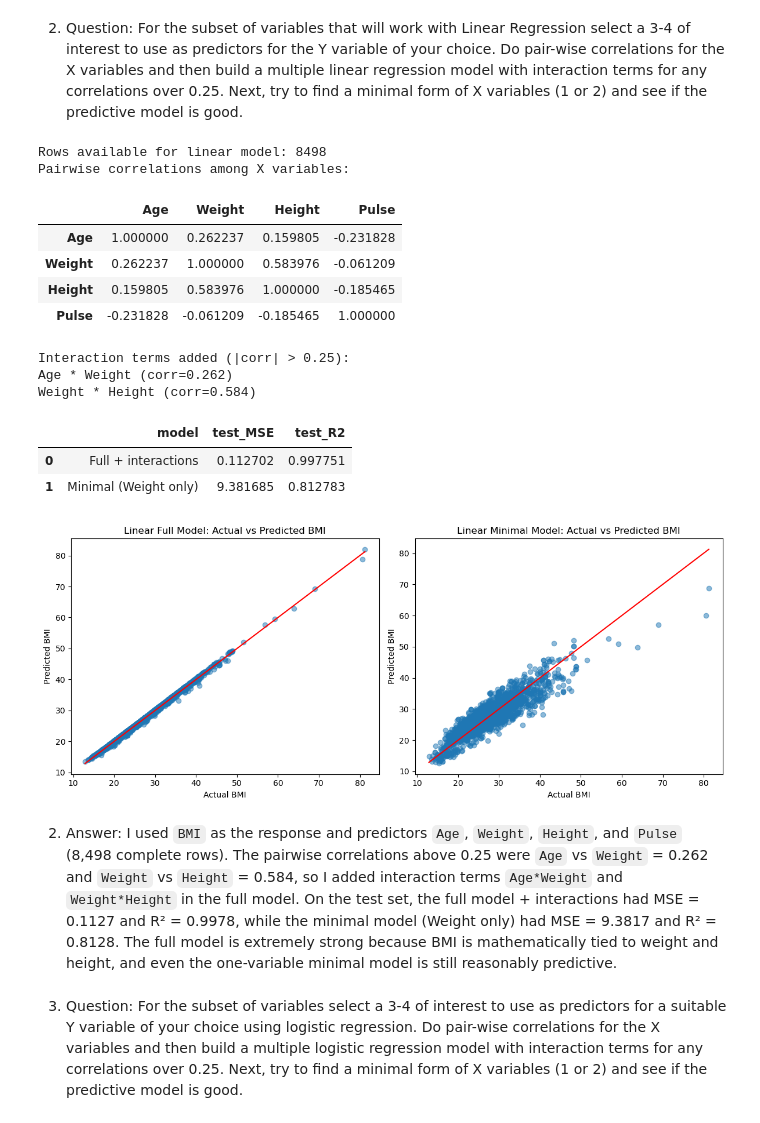
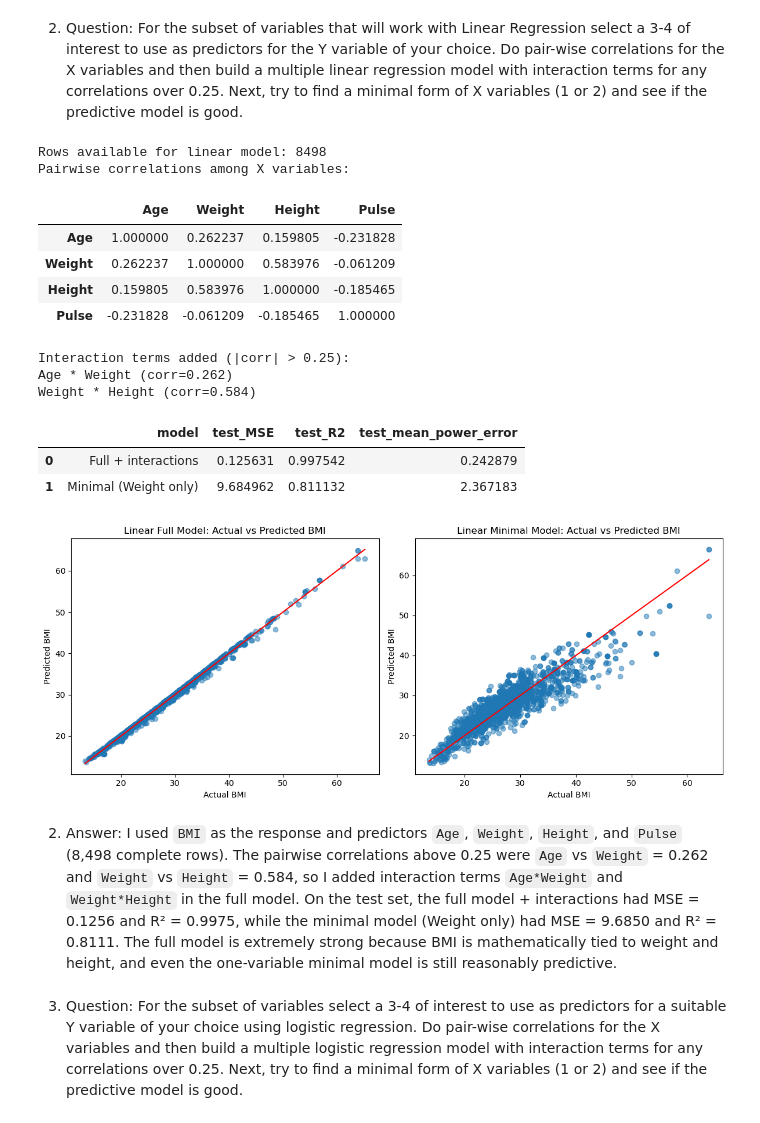
Before and after one commit to RentoSaijo/COM328, a Jupyter notebook: Homework3.ipynb, the cells around one changed output. Saved outputs shown, nothing was run; the diff lists cells and outputs as text; code cells hidden in the pictures.

```diff
--- a/Homework3.ipynb
+++ b/Homework3.ipynb
@@ -178,7 +206,8 @@ print('Pairwise correlations among X variables:')
 display(lin_corr)
 
 # Add interactions for |corr| > 0.25.
-lin_X_full = lin_df[lin_x].copy()
+lin_model_df = lin_df.copy()
+lin_features_full = lin_x.copy()
 lin_interactions = []
 for i in range(len(lin_x)):
     for j in range(i + 1, len(lin_x)):
@@ -186,67 +215,74 @@ for i in range(len(lin_x)):
         if abs(r) > 0.25:
             a, b = lin_x[i], lin_x[j]
             new_col = f'{a}_x_{b}'
-            lin_X_full[new_col] = lin_X_full[a] * lin_X_full[b]
+            lin_model_df[new_col] = lin_model_df[a] * lin_model_df[b]
+            lin_features_full += [new_col]
             lin_interactions.append((a, b, float(r)))
 print('Interaction terms added (|corr| > 0.25):')
 for a, b, r in lin_interactions:
     print(f'{a} * {b} (corr={r:.3f})')
 
-# Train/test split (80/20).
-X_train, X_test, y_train, y_test = train_test_split(
-    lin_X_full, lin_df[lin_y], test_size=0.2, random_state=328
-)
+# Partition (at least 20% test) using CH04 convention.
+train_idx, test_idx = partition_by_key(lin_model_df, lin_features_full, [lin_y], split=0.2)
+X_train = lin_model_df.loc[train_idx, lin_features_full]
+X_test = lin_model_df.loc[test_idx, lin_features_full]
+y_train = lin_model_df.loc[train_idx, lin_y]
+y_test = lin_model_df.loc[test_idx, lin_y]
 lin_full = LinearRegression().fit(X_train, y_train)
 lin_full_pred = lin_full.predict(X_test)
 lin_full_mse = mean_squared_error(y_test, lin_full_pred)
 lin_full_r2 = r2_score(y_test, lin_full_pred)
+lin_full_mpe = mean_power_error(y_test, lin_full_pred, power=1)
 
 # Minimal model (1 predictor): Weight
 lin_x_min = ['Weight']
-X_train_min, X_test_min, y_train_min, y_test_min = train_test_split(
-    lin_df[lin_x_min], lin_df[lin_y], test_size=0.2, random_state=328
-)
+train_idx_min, test_idx_min = partition_by_key(lin_df, lin_x_min, [lin_y], split=0.2)
+X_train_min = lin_df.loc[train_idx_min, lin_x_min]
+X_test_min = lin_df.loc[test_idx_min, lin_x_min]
+y_train_min = lin_df.loc[train_idx_min, lin_y]
+y_test_min = lin_df.loc[test_idx_min, lin_y]
 lin_min = LinearRegression().fit(X_train_min, y_train_min)
 lin_min_pred = lin_min.predict(X_test_min)
 lin_min_mse = mean_squared_error(y_test_min, lin_min_pred)
 lin_min_r2 = r2_score(y_test_min, lin_min_pred)
+lin_min_mpe = mean_power_error(y_test_min, lin_min_pred, power=1)
 metrics_linear = pd.DataFrame([
-    {'model': 'Full + interactions', 'test_MSE': lin_full_mse, 'test_R2': lin_full_r2},
-    {'model': 'Minimal (Weight only)', 'test_MSE': lin_min_mse, 'test_R2': lin_min_r2}
+    {'model': 'Full + interactions', 'test_MSE': lin_full_mse, 'test_R2': lin_full_r2, 'test_mean_power_error': lin_full_mpe},
+    {'model': 'Minimal (Weight only)', 'test_MSE': lin_min_mse, 'test_R2': lin_min_r2, 'test_mean_power_error': lin_min_mpe}
 ])
 display(metrics_linear)
 
 # Plot actual vs predicted.
 fig, axes = plt.subplots(1, 2, figsize=(12, 5))
 axes[0].scatter(y_test, lin_full_pred, alpha=0.5)
 axes[0].plot([y_test.min(), y_test.max()], [y_test.min(), y_test.max()], color='red')
 axes[0].set_title('Linear Full Model: Actual vs Predicted BMI')
 axes[0].set_xlabel('Actual BMI')
 axes[0].set_ylabel('Predicted BMI')
 axes[1].scatter(y_test_min, lin_min_pred, alpha=0.5)
 axes[1].plot([y_test_min.min(), y_test_min.max()], [y_test_min.min(), y_test_min.max()], color='red')
 axes[1].set_title('Linear Minimal Model: Actual vs Predicted BMI')
 axes[1].set_xlabel('Actual BMI')
 axes[1].set_ylabel('Predicted BMI')
 plt.tight_layout()
 plt.show()
 # %% [output]
 Rows available for linear model: 8498
 Pairwise correlations among X variables:
 |  | Age | Weight | Height | Pulse |
 | Age | 1.000000 | 0.262237 | 0.159805 | -0.231828 |
 | Weight | 0.262237 | 1.000000 | 0.583976 | -0.061209 |
 | Height | 0.159805 | 0.583976 | 1.000000 | -0.185465 |
 | Pulse | -0.231828 | -0.061209 | -0.185465 | 1.000000 |
 Interaction terms added (|corr| > 0.25):
 Age * Weight (corr=0.262)
 Weight * Height (corr=0.584)
-|  | model | test_MSE | test_R2 |
-| 0 | Full + interactions | 0.112702 | 0.997751 |
-| 1 | Minimal (Weight only) | 9.381685 | 0.812783 |
+|  | model | test_MSE | test_R2 | test_mean_power_error |
+| 0 | Full + interactions | 0.125631 | 0.997542 | 0.242879 |
+| 1 | Minimal (Weight only) | 9.684962 | 0.811132 | 2.367183 |
-[figure, old version]
+[figure, new version]
 # %% [markdown]
-2. Answer: I used `BMI` as the response and predictors `Age`, `Weight`, `Height`, and `Pulse` (8,498 complete rows). The pairwise correlations above 0.25 were `Age` vs `Weight` = 0.262 and `Weight` vs `Height` = 0.584, so I added interaction terms `Age*Weight` and `Weight*Height` in the full model. On the test set, the full model + interactions had MSE = 0.1127 and R² = 0.9978, while the minimal model (Weight only) had MSE = 9.3817 and R² = 0.8128. The full model is extremely strong because BMI is mathematically tied to weight and height, and even the one-variable minimal model is still reasonably predictive.
+2. Answer: I used `BMI` as the response and predictors `Age`, `Weight`, `Height`, and `Pulse` (8,498 complete rows). The pairwise correlations above 0.25 were `Age` vs `Weight` = 0.262 and `Weight` vs `Height` = 0.584, so I added interaction terms `Age*Weight` and `Weight*Height` in the full model. On the test set, the full model + interactions had MSE = 0.1256 and R² = 0.9975, while the minimal model (Weight only) had MSE = 9.6850 and R² = 0.8111. The full model is extremely strong because BMI is mathematically tied to weight and height, and even the one-variable minimal model is still reasonably predictive.
 # %% [markdown]
 3. Question: For the subset of variables select a 3-4 of interest to use as predictors for a suitable Y variable of your choice using logistic regression. Do pair-wise correlations for the X variables and then build a multiple logistic regression model with interaction terms for any correlations over 0.25. Next, try to find a minimal form of X variables (1 or 2) and see if the predictive model is good.
 # %%
```
Also changed, not shown: parts of 5 cells of this notebook.
